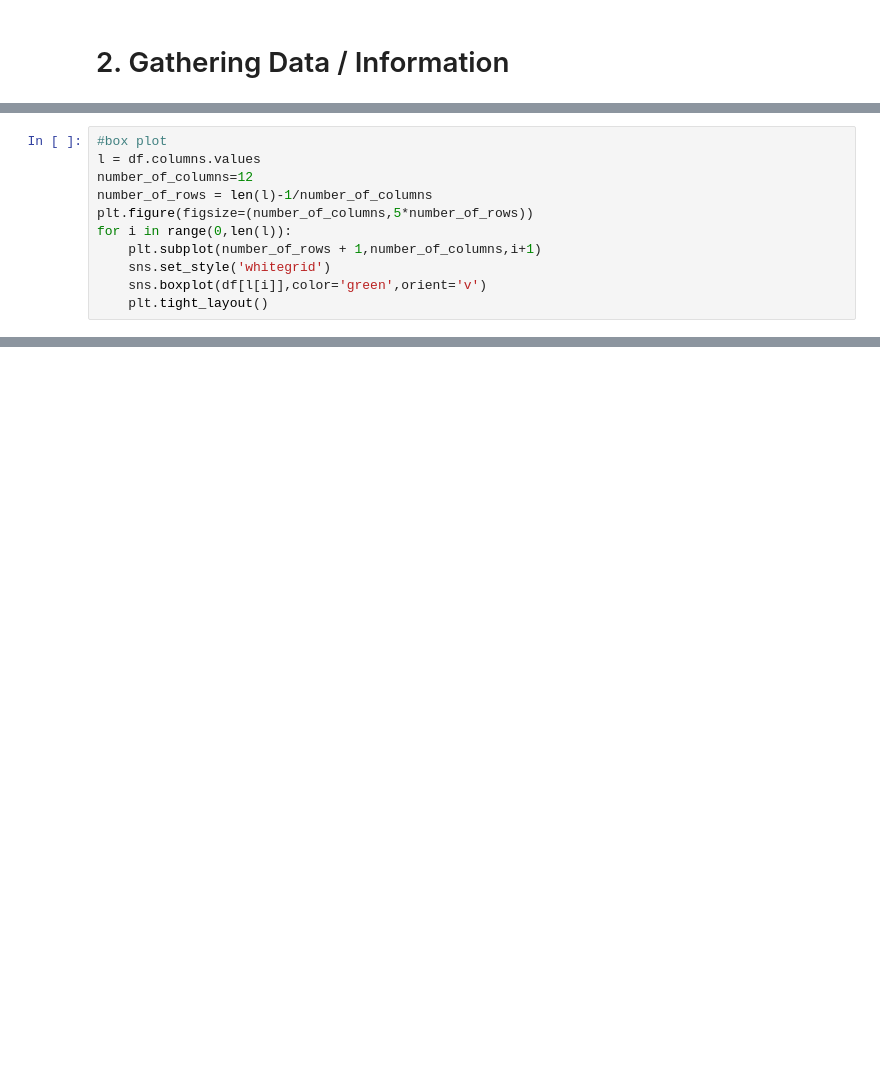
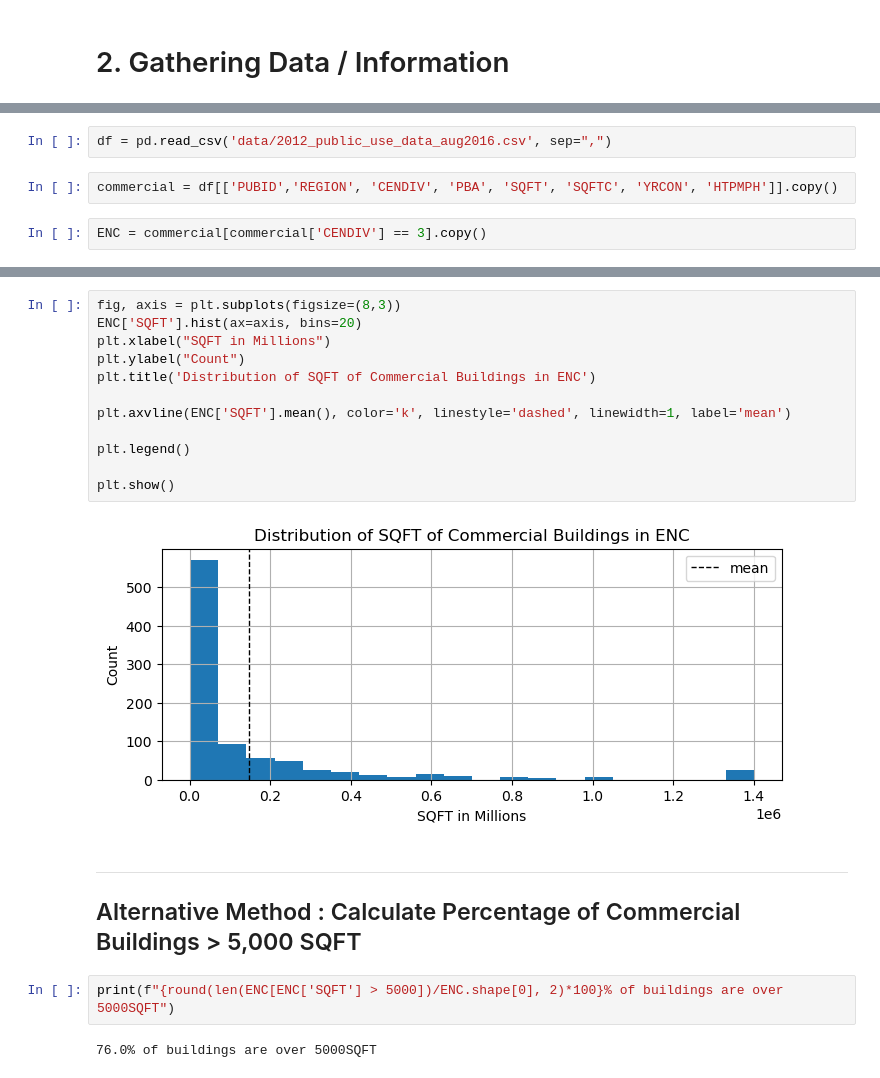
Before and after one commit to jackie-kinsler/es_take_home, a Jupyter notebook: Energy_Solutions_Take_Home.ipynb, the cells around one changed output, grey strips where cells are left out. Drawn from its saved outputs; the diff is of its cells as text; blank space fills up the shorter version.

```diff
--- a/Energy_Solutions_Take_Home.ipynb
+++ b/Energy_Solutions_Take_Home.ipynb
@@ -208,11 +65,0 @@ sns.heatmap(cm, annot=True, cmap = 'viridis')
-# %%
-#box plot
-l = df.columns.values
-number_of_columns=12
-number_of_rows = len(l)-1/number_of_columns
-plt.figure(figsize=(number_of_columns,5*number_of_rows))
-for i in range(0,len(l)):
-    plt.subplot(number_of_rows + 1,number_of_columns,i+1)
-    sns.set_style('whitegrid')
-    sns.boxplot(df[l[i]],color='green',orient='v')
-    plt.tight_layout()
@@ -243,0 +66,6 @@ predicted = SM_model_fit.predict(x_test)
+# %%
+df = pd.read_csv('data/2012_public_use_data_aug2016.csv', sep=",")
+# %%
+commercial = df[['PUBID','REGION', 'CENDIV', 'PBA', 'SQFT', 'SQFTC', 'YRCON', 'HTPMPH']].copy()
+# %%
+ENC = commercial[commercial['CENDIV'] == 3].copy()
@@ -243,0 +113,21 @@ predicted = SM_model_fit.predict(x_test)
+# %%
+fig, axis = plt.subplots(figsize=(8,3))
+ENC['SQFT'].hist(ax=axis, bins=20)
+plt.xlabel("SQFT in Millions")
+plt.ylabel("Count")
+plt.title('Distribution of SQFT of Commercial Buildings in ENC')
+
+plt.axvline(ENC['SQFT'].mean(), color='k', linestyle='dashed', linewidth=1, label='mean')
+
+plt.legend()
+
+plt.show()
+# %% [output]
+[figure, added]
+# %% [markdown]
+____
+## Alternative Method : Calculate Percentage of Commercial Buildings > 5,000 SQFT
+# %%
+print(f"{round(len(ENC[ENC['SQFT'] > 5000])/ENC.shape[0], 2)*100}% of buildings are over 5000SQFT")
+# %% [output]
+76.0% of buildings are over 5000SQFT
```
Also changed, not shown: parts of 38 cells of this notebook.
